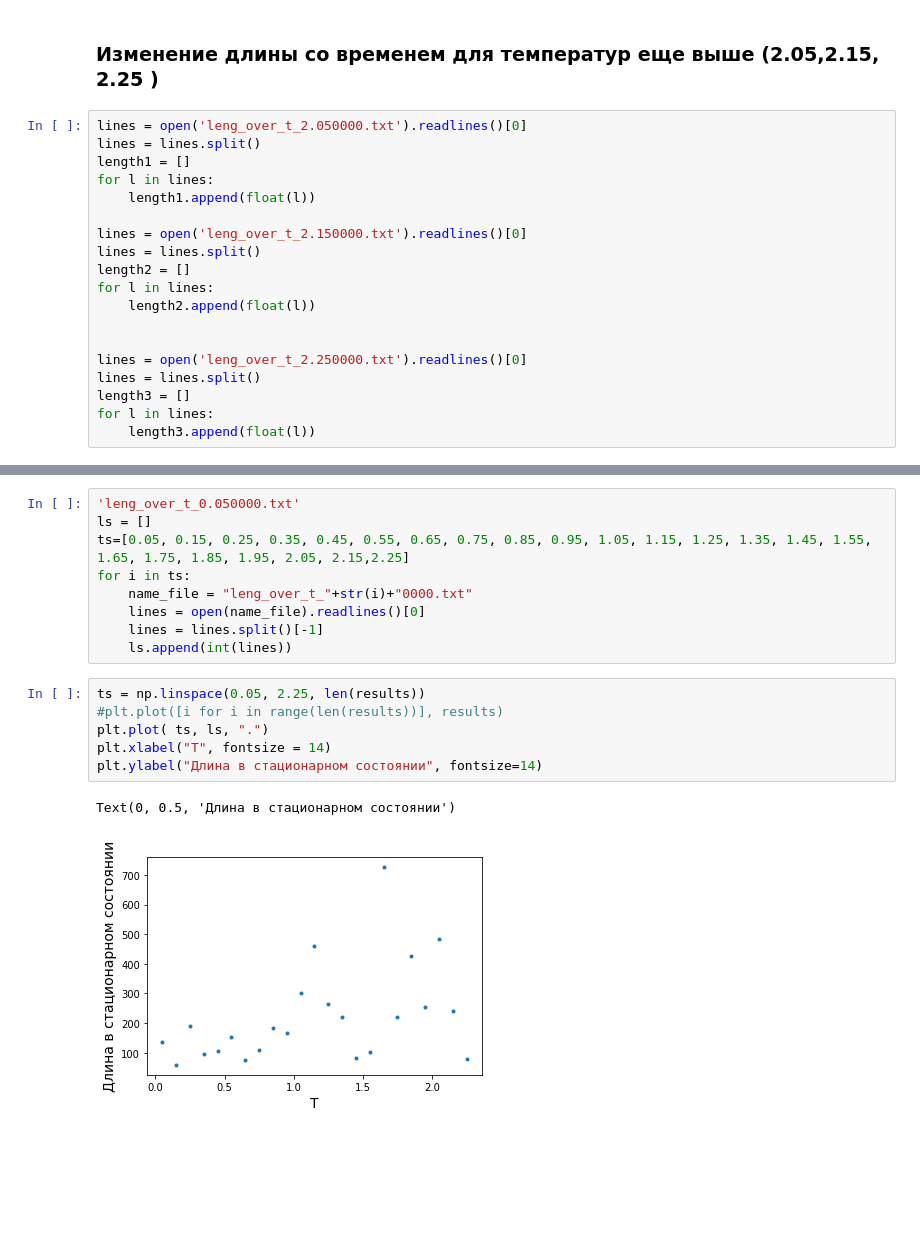
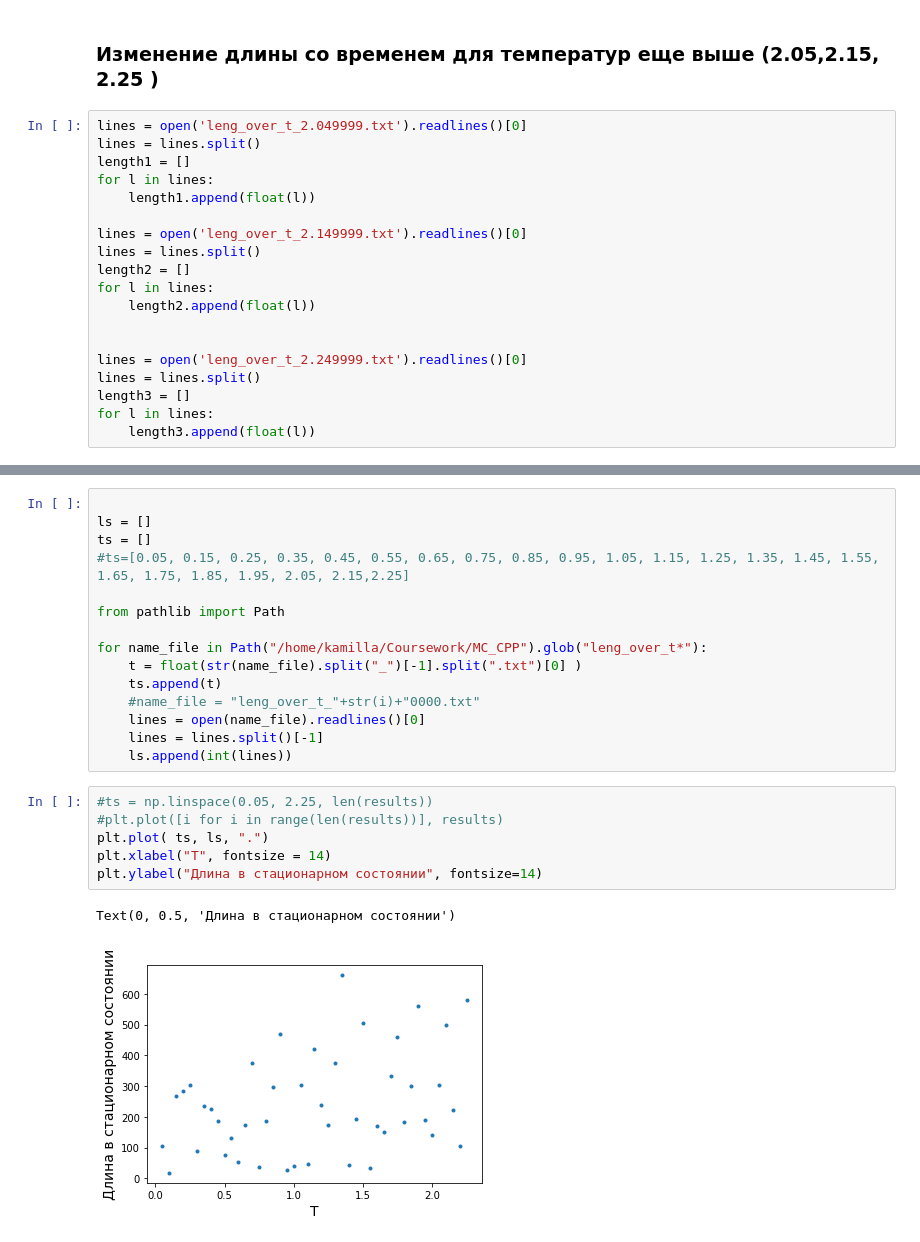
Before and after one commit to kamilla0503/Coursework, a Jupyter notebook: MC_CPP/watch_results.ipynb, the cells around one changed output, grey strips where cells are left out. Cells and saved outputs as stored; diff of their text form; blank space fills up the shorter version.

```diff
--- a/MC_CPP/watch_results.ipynb
+++ b/MC_CPP/watch_results.ipynb
@@ -101,20 +101,20 @@ plt.legend(loc ="best", title = "Температура")
 # %% [markdown]
 ### Изменение длины со временем для температур еще выше (2.05,2.15, 2.25 )
 # %%
-lines = open('leng_over_t_2.050000.txt').readlines()[0]
+lines = open('leng_over_t_2.049999.txt').readlines()[0]
 lines = lines.split()
 length1 = []
 for l in lines:
     length1.append(float(l))
 
-lines = open('leng_over_t_2.150000.txt').readlines()[0]
+lines = open('leng_over_t_2.149999.txt').readlines()[0]
 lines = lines.split()
 length2 = []
 for l in lines:
     length2.append(float(l))
 
 
-lines = open('leng_over_t_2.250000.txt').readlines()[0]
+lines = open('leng_over_t_2.249999.txt').readlines()[0]
 lines = lines.split()
 length3 = []
 for l in lines:
@@ -137,18 +137,24 @@ plt.legend(loc ="best", title = "Температура")
 # %%
-'leng_over_t_0.050000.txt'
+
 ls = []
-ts=[0.05, 0.15, 0.25, 0.35, 0.45, 0.55, 0.65, 0.75, 0.85, 0.95, 1.05, 1.15, 1.25, 1.35, 1.45, 1.55, 1.65, 1.75, 1.85, 1.95, 2.05, 2.15,2.25]
-for i in ts:
-    name_file = "leng_over_t_"+str(i)+"0000.txt"
+ts = []
+#ts=[0.05, 0.15, 0.25, 0.35, 0.45, 0.55, 0.65, 0.75, 0.85, 0.95, 1.05, 1.15, 1.25, 1.35, 1.45, 1.55, 1.65, 1.75, 1.85, 1.95, 2.05, 2.15,2.25]
+
+from pathlib import Path
+
+for name_file in Path("/home/kamilla/Coursework/MC_CPP").glob("leng_over_t*"):
+    t = float(str(name_file).split("_")[-1].split(".txt")[0] )
+    ts.append(t)
+    #name_file = "leng_over_t_"+str(i)+"0000.txt"
     lines = open(name_file).readlines()[0]
     lines = lines.split()[-1]
     ls.append(int(lines))
 # %%
-ts = np.linspace(0.05, 2.25, len(results))
+#ts = np.linspace(0.05, 2.25, len(results))
 #plt.plot([i for i in range(len(results))], results)
 plt.plot( ts, ls, ".")
 plt.xlabel("Т", fontsize = 14)
 plt.ylabel("Длина в стационарном состоянии", fontsize=14)
 # %% [output]
 Text(0, 0.5, 'Длина в стационарном состоянии')
-[figure, old version]
+[figure, new version]
```
Also changed, not shown: parts of 6 cells of this notebook, 2 other files.
